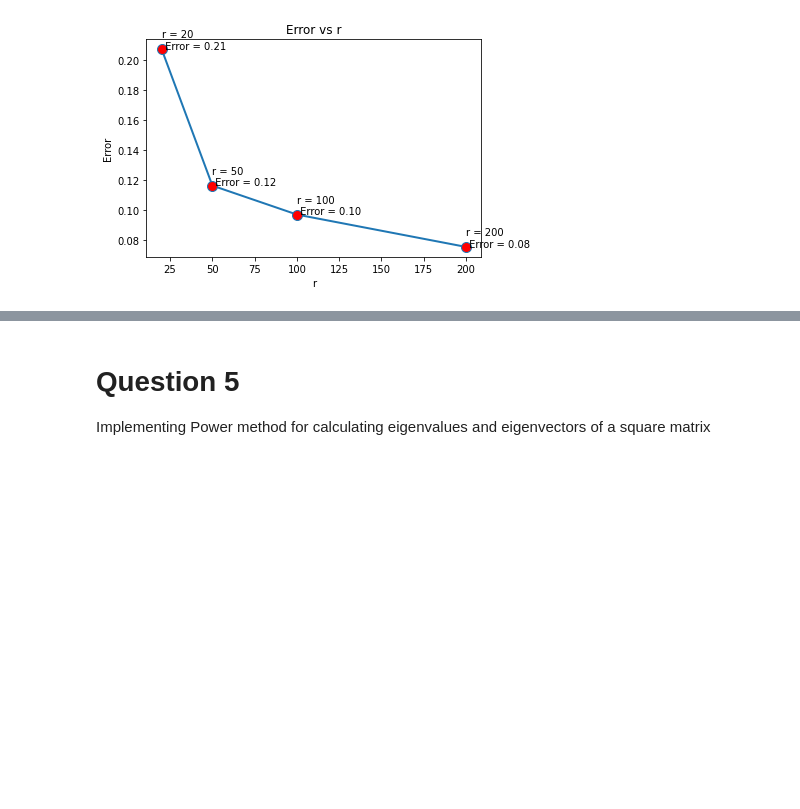
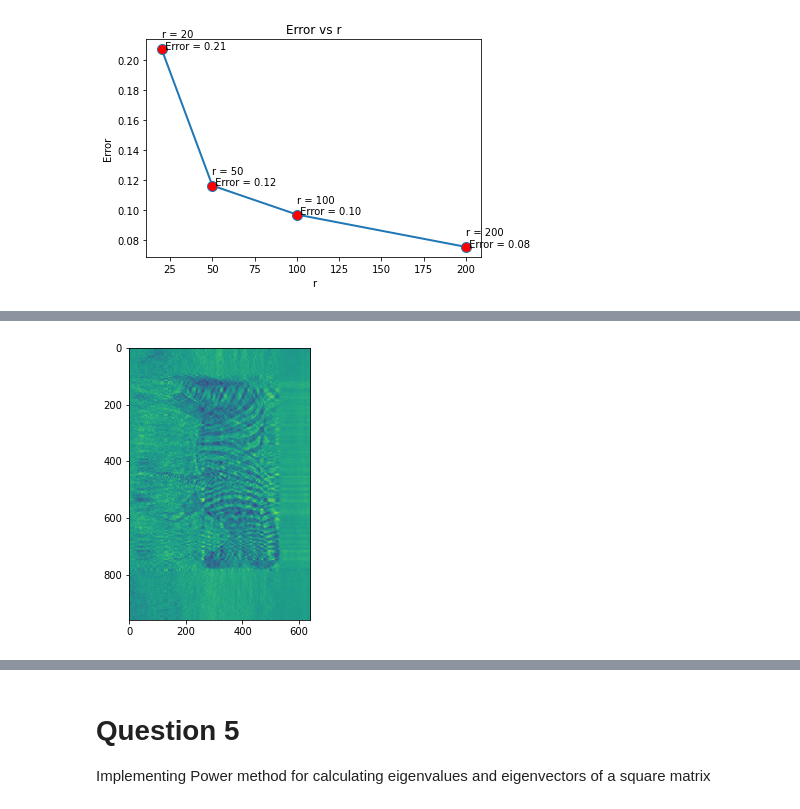
Before and after one commit to jaydbendre/STA243, a Jupyter notebook: Homework_1/CK_JB_HW1/CK_JB_HW1.ipynb, the cells around one changed output, grey strips where cells are left out. Saved outputs shown, nothing was run; the diff lists cells and outputs as text; code cells hidden in the pictures; blank space fills up the shorter version.

```diff
--- a/Homework_1/CK_JB_HW1/CK_JB_HW1.ipynb
+++ b/Homework_1/CK_JB_HW1/CK_JB_HW1.ipynb
@@ -132,0 +147,6 @@ for i in range(len(r)):
+# %%
+plt.figure(figsize=(7,5))
+plt.imshow(approximate_vals[2])
+plt.show()
+# %% [output]
+[figure, added]
```
Also changed, not shown: parts of 6 cells of this notebook, 10 other files.
